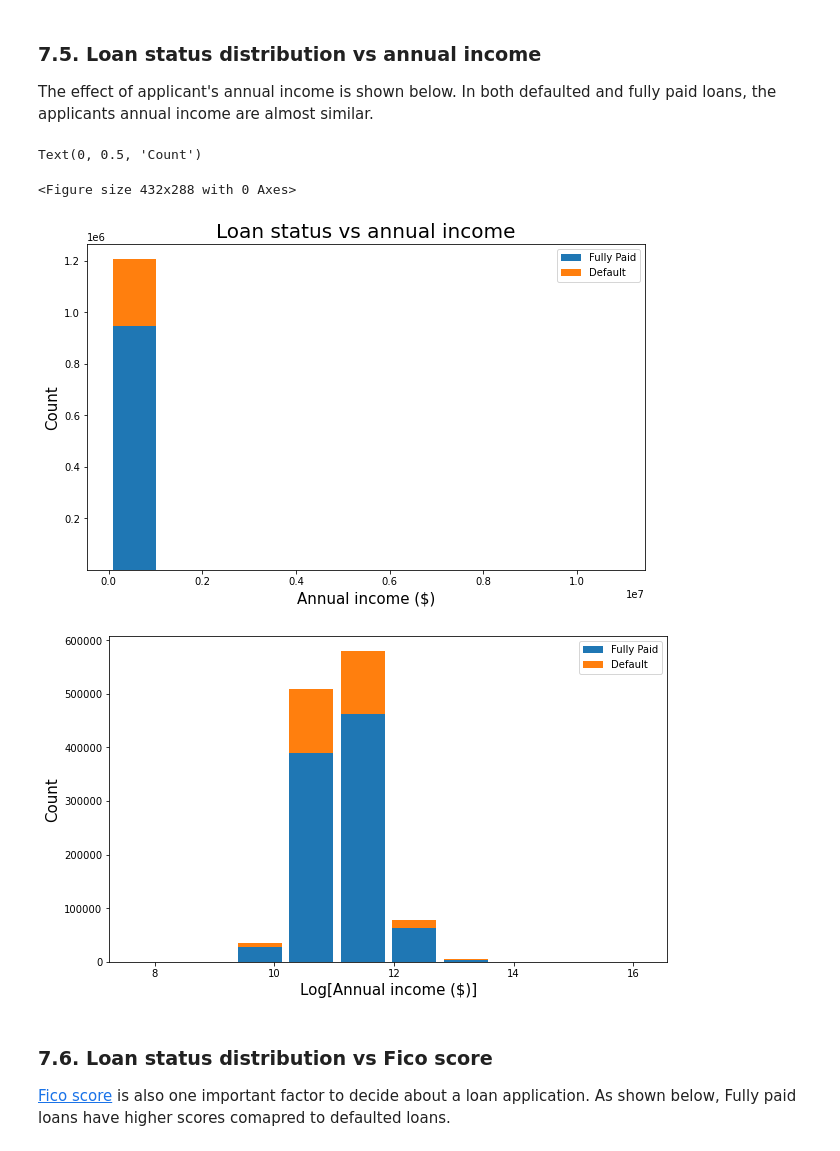
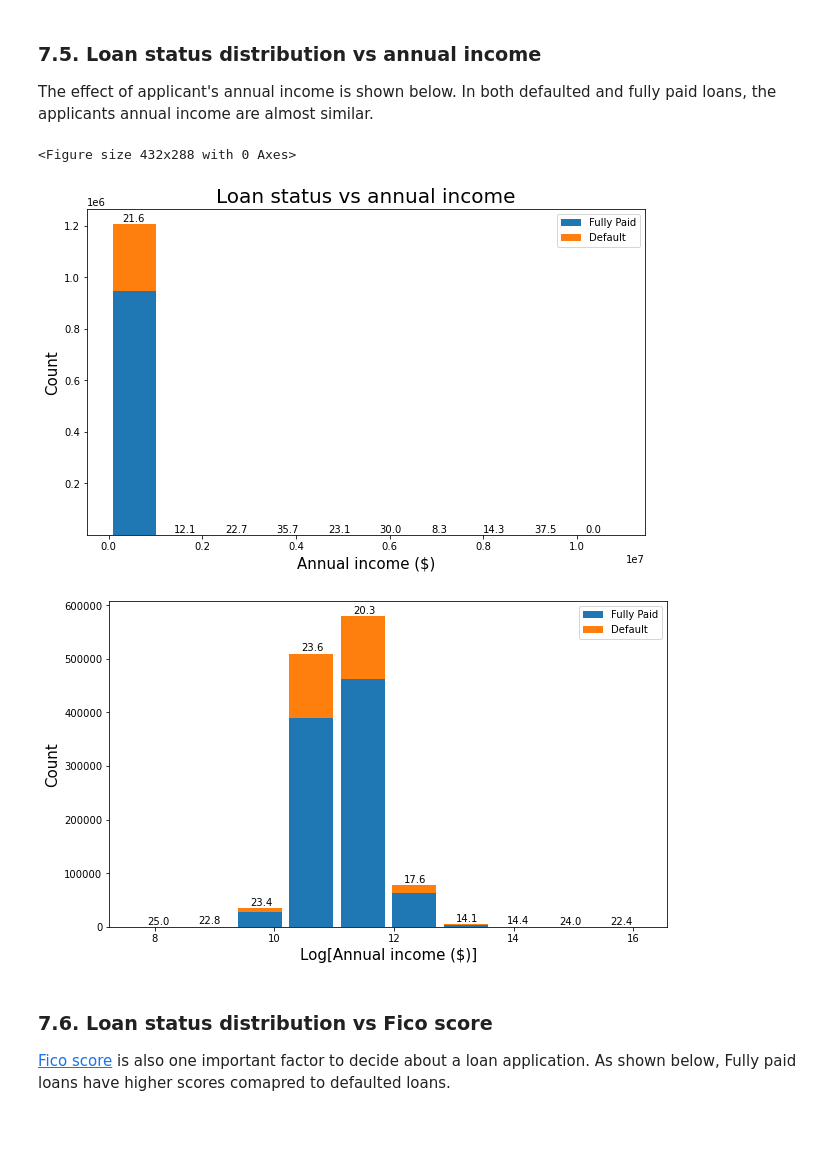
Before and after one commit to somayehY/SomayeYoussefi, a Jupyter notebook: LendingClub/LendingClub_ExploratoryDataAnalysis.ipynb, the cells around one changed output. Cells and saved outputs as stored; diff of their text form; code cells hidden in the pictures.

```diff
--- a/LendingClub/LendingClub_ExploratoryDataAnalysis.ipynb
+++ b/LendingClub/LendingClub_ExploratoryDataAnalysis.ipynb
@@ -327,24 +328,45 @@ The effect of applicant's annual income is shown below. In both defaulted and fu
 # %%
 s1 = pd.DataFrame({'Fully Paid': df.loc[df['new_status']=='Fully Paid', 'annual_inc'], 'Default': df.loc[df['new_status']=='Default', 'annual_inc']}, index=None)
 s2 = np.log(s1)
 
 fig, axes = plt.subplots(1,2) # create 2*1 array of subplots
 fig.clf()
 axes[0] = s1.plot.hist(stacked=True, bins=10, rwidth=0.85, figsize=(10, 6))
 axes[1] = s2.plot.hist(stacked=True, bins=10, rwidth=0.85, figsize=(10, 6))
 
 #axes[0].set_xticklabels(s.index, rotation=45)
 axes[0].legend(['Fully Paid', 'Default'])
 axes[0].set_xlabel('Annual income ($)', fontsize=15)
 axes[0].set_ylabel('Count', fontsize=15)
 axes[0].set_title("Loan status vs annual income", fontsize=20)
 axes[1].set_xlabel('Log[Annual income ($)]', fontsize=15)
 axes[1].set_ylabel('Count', fontsize=15)
+
+p = axes[0].patches
+for i in range(0,10,1):
+    x1, y1 = p[i].get_xy()
+    x2, y2 = p[i+1].get_xy()
+    x = x1 +200000
+    Y1 = p[i].get_height()
+    Y2 = p[i+10].get_height()
+    y = Y2 + Y1 + 10000
+    a = Y2/(Y2 + Y1)
+    axes[0].text(x, y, round(a*100,1), rotation=0)
+
+p = axes[1].patches
+for i in range(0,10,1):
+    x1, y1 = p[i].get_xy()
+    x2, y2 = p[i+1].get_xy()
+    x = x1 +.2
+    Y1 = p[i].get_height()
+    Y2 = p[i+10].get_height()
+    y = Y2 + Y1 + 5000
+    a = Y2/(Y2 + Y1)
+    axes[1].text(x, y, round(a*100,1), rotation=0)
 # %% [output]
-Text(0, 0.5, 'Count')
+<Figure size 432x288 with 0 Axes>
-<Figure size 432x288 with 0 Axes>
-[figure, old version]
+[figure, new version]
-[figure, old version]
+[figure, new version]
 # %% [markdown]
 ### 7.6. Loan status distribution vs Fico score <a class='anchor' id='Fico'></a>
 
```
Also changed, not shown: parts of 25 cells of this notebook.
